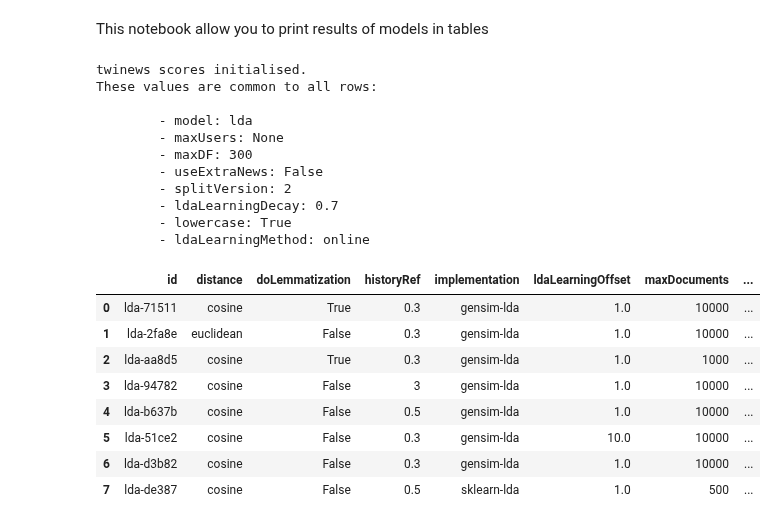
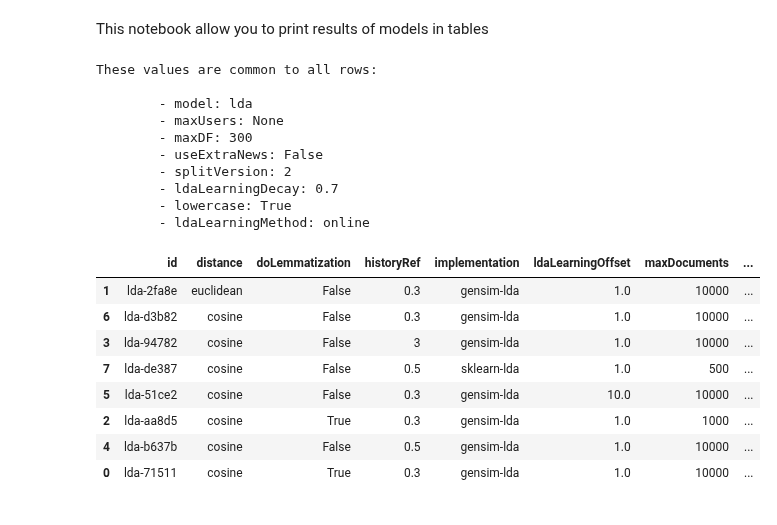
Before and after one commit to arthur-gallois/Twinews-adapted, a Jupyter notebook: twinews/evaluation/report.ipynb, the cells around one changed output. Drawn from its saved outputs; the diff is of its cells as text; code cells hidden in the pictures.

```diff
--- a/twinews/evaluation/report.ipynb
+++ b/twinews/evaluation/report.ipynb
@@ -86,33 +97,33 @@ def printResults\
 # %%
 df = printResults\
 (
     model='lda',
     splitVersion=2,
     noSubsampling=True,
     metaFilter=\
     {
         # "implementation": "gensim-lda",
     },
     metricsFilter={'ndcg', 'ndcg@10'},
+    sortBy='ndcg',
 )
 # %% [output]
-twinews scores initialised.
 These values are common to all rows:
 
         - model: lda
         - maxUsers: None
         - maxDF: 300
         - useExtraNews: False
         - splitVersion: 2
         - ldaLearningDecay: 0.7
         - lowercase: True
         - ldaLearningMethod: online
 |  | id | distance | doLemmatization | historyRef | implementation | ldaLearningOffset | maxDocuments | ... |
+| 1 | lda-2fa8e | euclidean | False | 0.3 | gensim-lda | 1.0 | 10000 | ... |
+| 6 | lda-d3b82 | cosine | False | 0.3 | gensim-lda | 1.0 | 10000 | ... |
+| 3 | lda-94782 | cosine | False | 3 | gensim-lda | 1.0 | 10000 | ... |
+| 7 | lda-de387 | cosine | False | 0.5 | sklearn-lda | 1.0 | 500 | ... |
+| 5 | lda-51ce2 | cosine | False | 0.3 | gensim-lda | 10.0 | 10000 | ... |
+| 2 | lda-aa8d5 | cosine | True | 0.3 | gensim-lda | 1.0 | 1000 | ... |
+| 4 | lda-b637b | cosine | False | 0.5 | gensim-lda | 1.0 | 10000 | ... |
 | 0 | lda-71511 | cosine | True | 0.3 | gensim-lda | 1.0 | 10000 | ... |
-| 1 | lda-2fa8e | euclidean | False | 0.3 | gensim-lda | 1.0 | 10000 | ... |
-| 2 | lda-aa8d5 | cosine | True | 0.3 | gensim-lda | 1.0 | 1000 | ... |
-| 3 | lda-94782 | cosine | False | 3 | gensim-lda | 1.0 | 10000 | ... |
-| 4 | lda-b637b | cosine | False | 0.5 | gensim-lda | 1.0 | 10000 | ... |
-| 5 | lda-51ce2 | cosine | False | 0.3 | gensim-lda | 10.0 | 10000 | ... |
-| 6 | lda-d3b82 | cosine | False | 0.3 | gensim-lda | 1.0 | 10000 | ... |
-| 7 | lda-de387 | cosine | False | 0.5 | sklearn-lda | 1.0 | 500 | ... |
```
Also changed, not shown: parts of 1 cell of this notebook, 2 other files.
